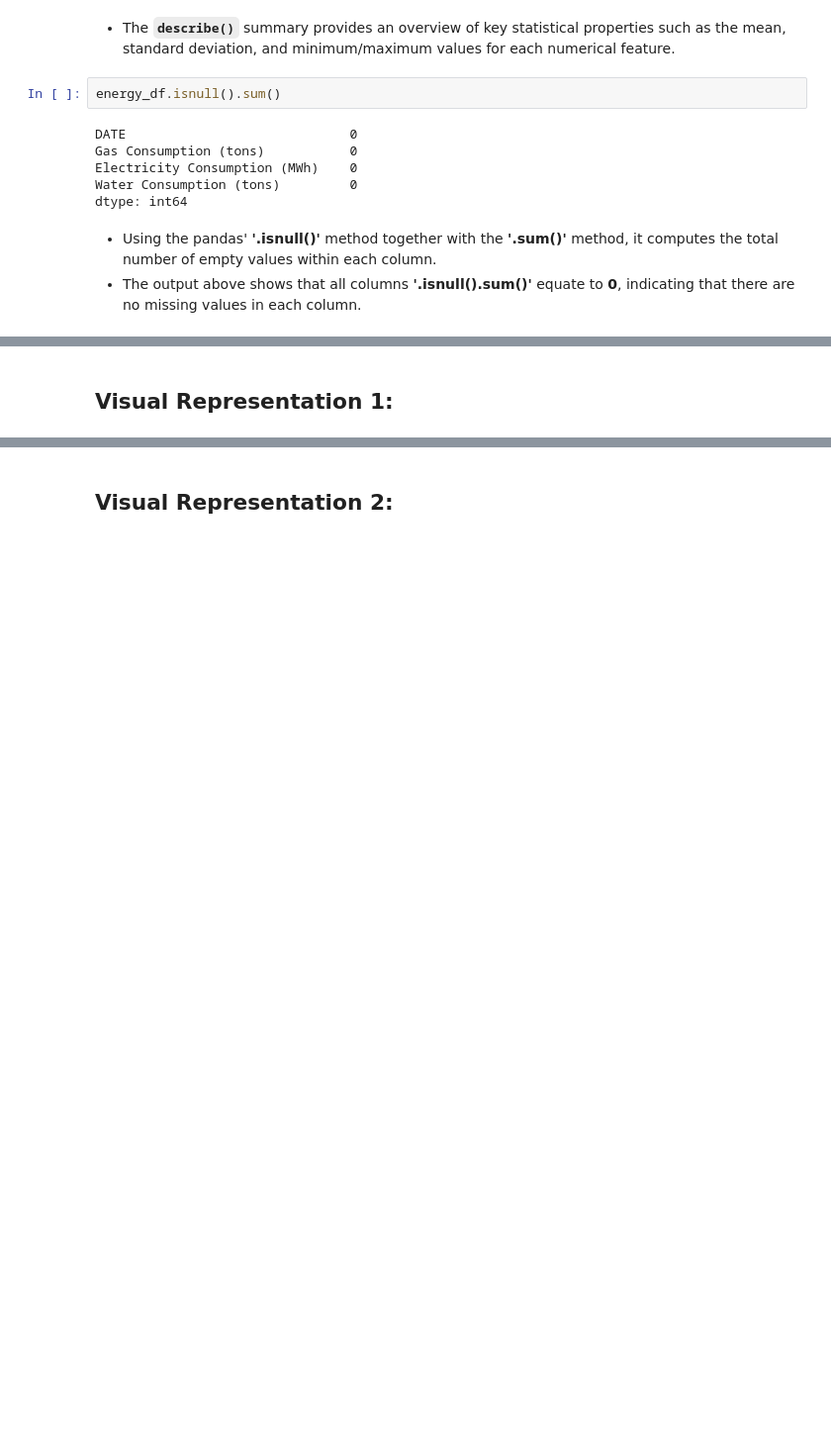
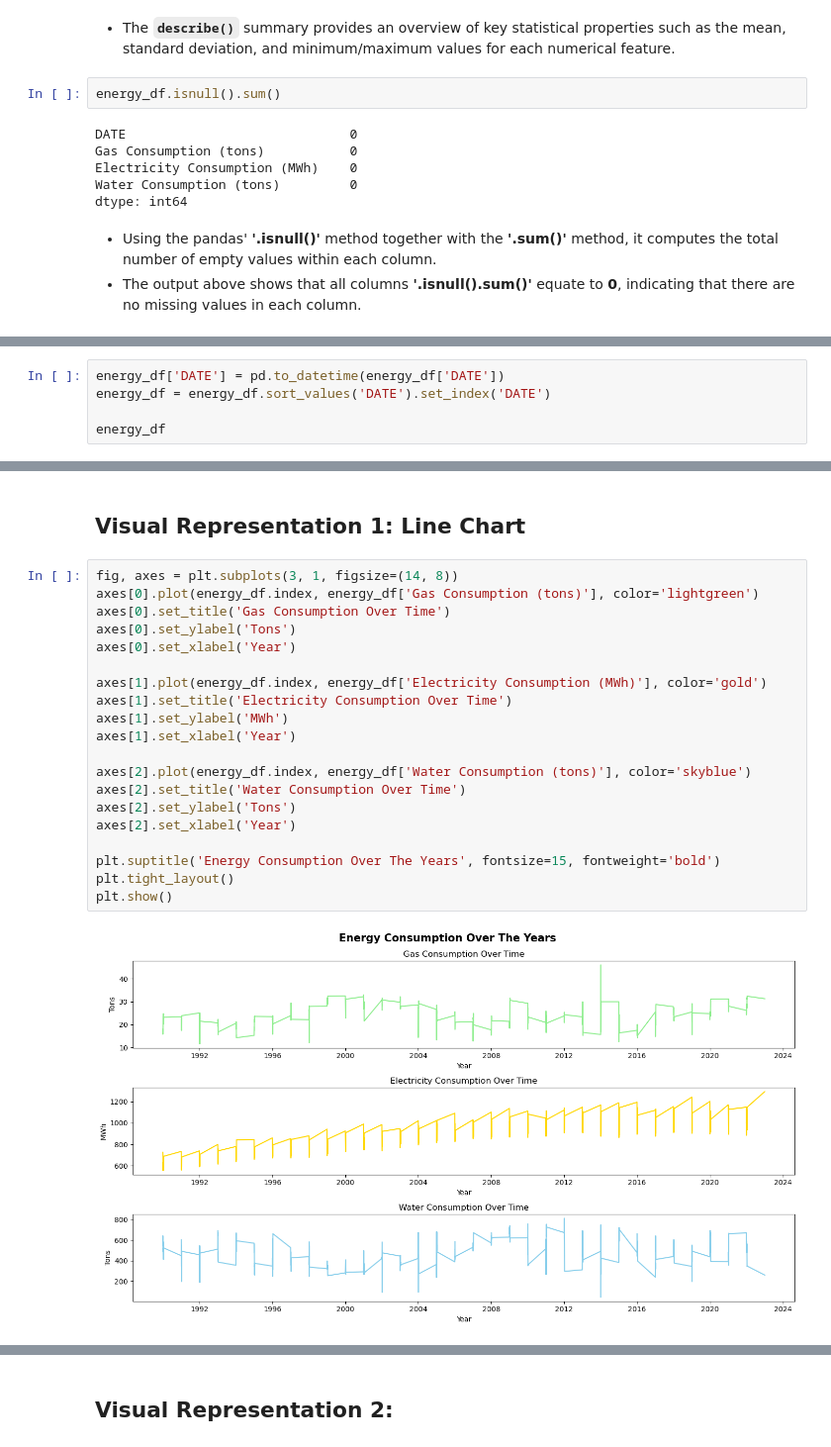
Before and after one commit to Cayden08/AIML, a Jupyter notebook: CA2/p2510893_CA2_PartB_Cayden.ipynb, the cells around one changed output, grey strips where cells are left out. Shown at 99% size. Cells and saved outputs as stored; diff of their text form; blank space fills up the shorter version.

```diff
--- a/CA2/p2510893_CA2_PartB_Cayden.ipynb
+++ b/CA2/p2510893_CA2_PartB_Cayden.ipynb
@@ -170,0 +173,5 @@ dtype: int64
+# %%
+energy_df['DATE'] = pd.to_datetime(energy_df['DATE'])
+energy_df = energy_df.sort_values('DATE').set_index('DATE')
+
+energy_df
@@ -171,2 +200,24 @@ dtype: int64
 # %% [markdown]
-## **Visual Representation 1:**
+## **Visual Representation 1:** Line Chart
+# %%
+fig, axes = plt.subplots(3, 1, figsize=(14, 8))
+axes[0].plot(energy_df.index, energy_df['Gas Consumption (tons)'], color='lightgreen')
+axes[0].set_title('Gas Consumption Over Time')
+axes[0].set_ylabel('Tons')
+axes[0].set_xlabel('Year')
+
+axes[1].plot(energy_df.index, energy_df['Electricity Consumption (MWh)'], color='gold')
+axes[1].set_title('Electricity Consumption Over Time')
+axes[1].set_ylabel('MWh')
+axes[1].set_xlabel('Year')
+
+axes[2].plot(energy_df.index, energy_df['Water Consumption (tons)'], color='skyblue')
+axes[2].set_title('Water Consumption Over Time')
+axes[2].set_ylabel('Tons')
+axes[2].set_xlabel('Year')
+
+plt.suptitle('Energy Consumption Over The Years', fontsize=15, fontweight='bold')
+plt.tight_layout()
+plt.show()
+# %% [output]
+[figure, added]
```
Also changed, not shown: parts of 15 cells of this notebook, 1 other file.
